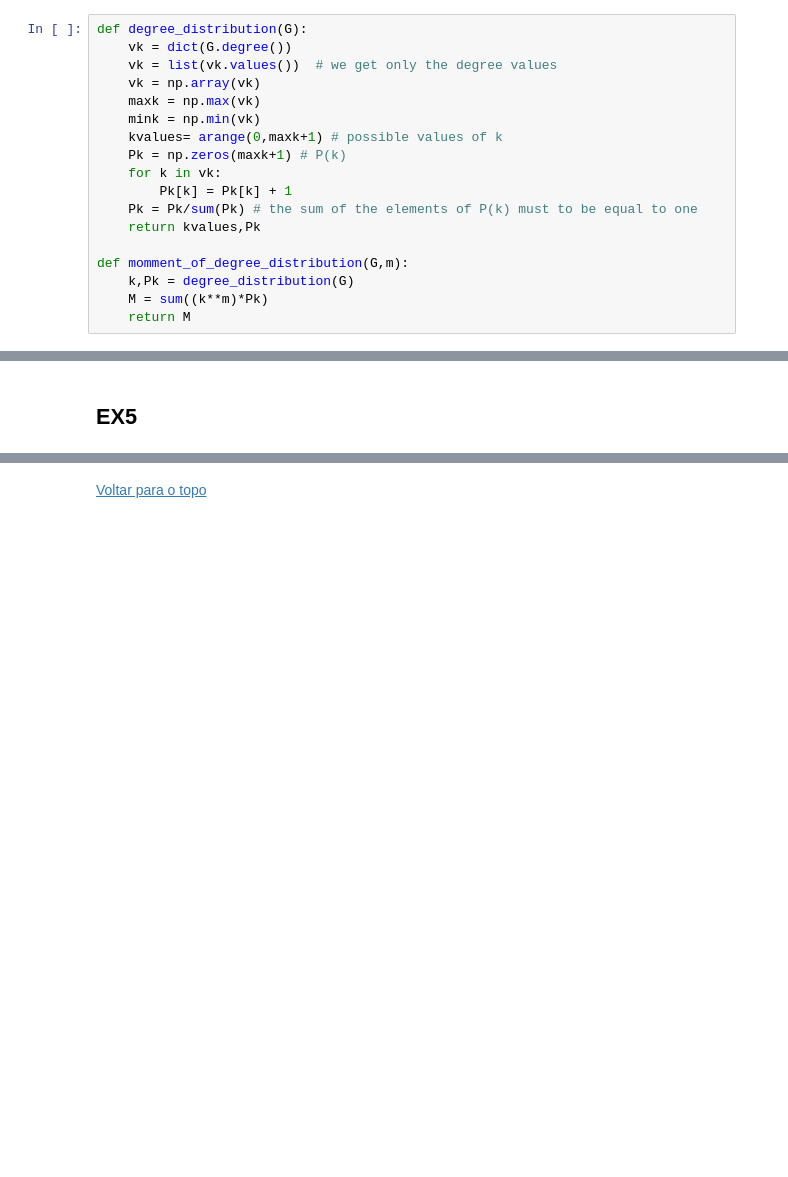
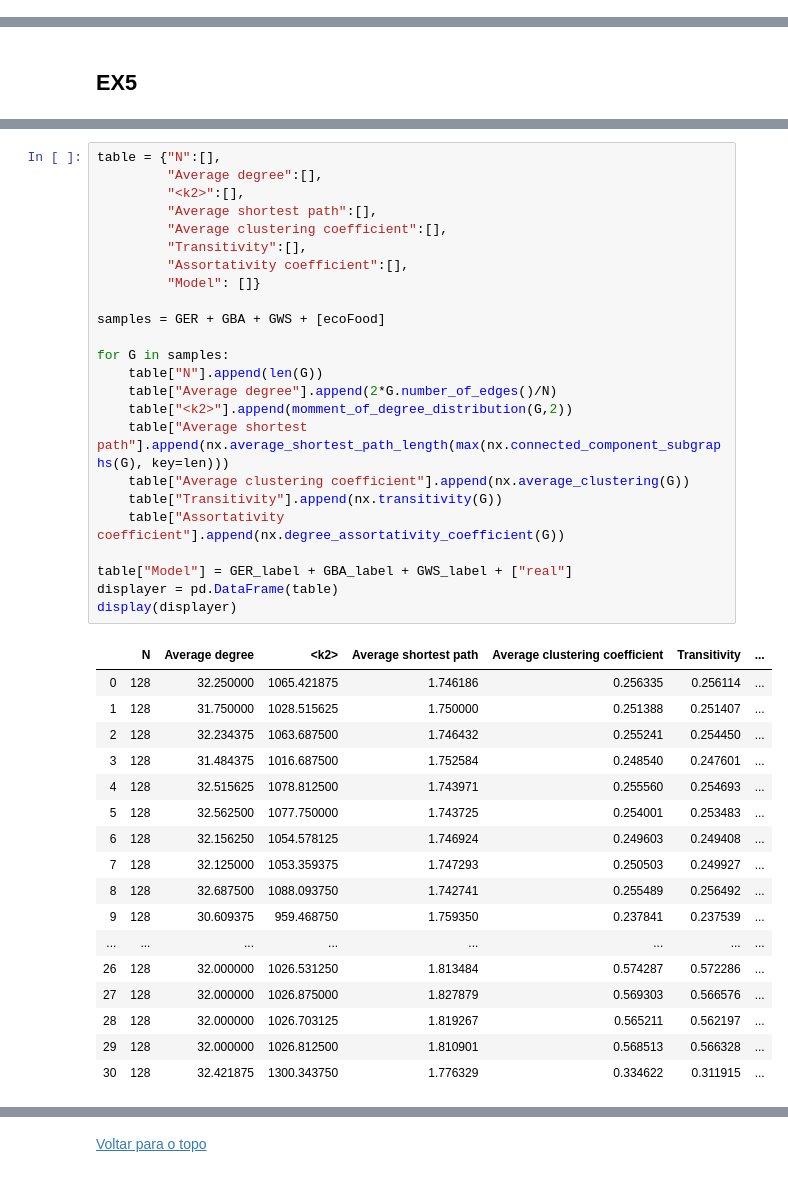
Before and after one commit to Micanga/sme0130_redes_complexas, a Jupyter notebook: projeto3.ipynb, the cells around one changed output, grey strips where cells are left out. Cells and saved outputs as stored; diff of their text form; blank space fills up the shorter version.

```diff
--- a/projeto3.ipynb
+++ b/projeto3.ipynb
@@ -292,24 +292,6 @@ plot_shortest_path()
 [Voltar para o topo](#lista)
 # %% [markdown]
 ## <a id="3">EX3</a>
-# %%
-def degree_distribution(G):
-    vk = dict(G.degree())
-    vk = list(vk.values())  # we get only the degree values
-    vk = np.array(vk)
-    maxk = np.max(vk)
-    mink = np.min(vk)
-    kvalues= arange(0,maxk+1) # possible values of k
-    Pk = np.zeros(maxk+1) # P(k)
-    for k in vk:
-        Pk[k] = Pk[k] + 1
-    Pk = Pk/sum(Pk) # the sum of the elements of P(k) must to be equal to one
-    return kvalues,Pk
-
-def momment_of_degree_distribution(G,m):
-    k,Pk = degree_distribution(G)
-    M = sum((k**m)*Pk)
-    return M
 # %%
 N = 50
 av_degree = 8
@@ -511,0 +494,42 @@ SyntaxError: invalid syntax (<ipython-input-66-591309c35e1c>, line 1)
+# %%
+table = {"N":[],
+         "Average degree":[],
+         "<k2>":[],
+         "Average shortest path":[],
+         "Average clustering coefficient":[],
+         "Transitivity":[],
+         "Assortativity coefficient":[],
+         "Model": []}
+
+samples = GER + GBA + GWS + [ecoFood]
+
+for G in samples:
+    table["N"].append(len(G))
+    table["Average degree"].append(2*G.number_of_edges()/N)
+    table["<k2>"].append(momment_of_degree_distribution(G,2))
+    table["Average shortest path"].append(nx.average_shortest_path_length(max(nx.connected_component_subgraphs(G), key=len)))
+    table["Average clustering coefficient"].append(nx.average_clustering(G))
+    table["Transitivity"].append(nx.transitivity(G))
+    table["Assortativity coefficient"].append(nx.degree_assortativity_coefficient(G))
+
+table["Model"] = GER_label + GBA_label + GWS_label + ["real"]
+displayer = pd.DataFrame(table)
+display(displayer)
+# %% [output]
+|  | N | Average degree | <k2> | Average shortest path | Average clustering coefficient | Transitivity | ... |
+| 0 | 128 | 32.250000 | 1065.421875 | 1.746186 | 0.256335 | 0.256114 | ... |
+| 1 | 128 | 31.750000 | 1028.515625 | 1.750000 | 0.251388 | 0.251407 | ... |
+| 2 | 128 | 32.234375 | 1063.687500 | 1.746432 | 0.255241 | 0.254450 | ... |
+| 3 | 128 | 31.484375 | 1016.687500 | 1.752584 | 0.248540 | 0.247601 | ... |
+| 4 | 128 | 32.515625 | 1078.812500 | 1.743971 | 0.255560 | 0.254693 | ... |
+| 5 | 128 | 32.562500 | 1077.750000 | 1.743725 | 0.254001 | 0.253483 | ... |
+| 6 | 128 | 32.156250 | 1054.578125 | 1.746924 | 0.249603 | 0.249408 | ... |
+| 7 | 128 | 32.125000 | 1053.359375 | 1.747293 | 0.250503 | 0.249927 | ... |
+| 8 | 128 | 32.687500 | 1088.093750 | 1.742741 | 0.255489 | 0.256492 | ... |
+| 9 | 128 | 30.609375 | 959.468750 | 1.759350 | 0.237841 | 0.237539 | ... |
+| ... | ... | ... | ... | ... | ... | ... | ... |
+| 26 | 128 | 32.000000 | 1026.531250 | 1.813484 | 0.574287 | 0.572286 | ... |
+| 27 | 128 | 32.000000 | 1026.875000 | 1.827879 | 0.569303 | 0.566576 | ... |
+| 28 | 128 | 32.000000 | 1026.703125 | 1.819267 | 0.565211 | 0.562197 | ... |
+| 29 | 128 | 32.000000 | 1026.812500 | 1.810901 | 0.568513 | 0.566328 | ... |
+| 30 | 128 | 32.421875 | 1300.343750 | 1.776329 | 0.334622 | 0.311915 | ... |
```
Also changed, not shown: parts of 6 cells of this notebook.
